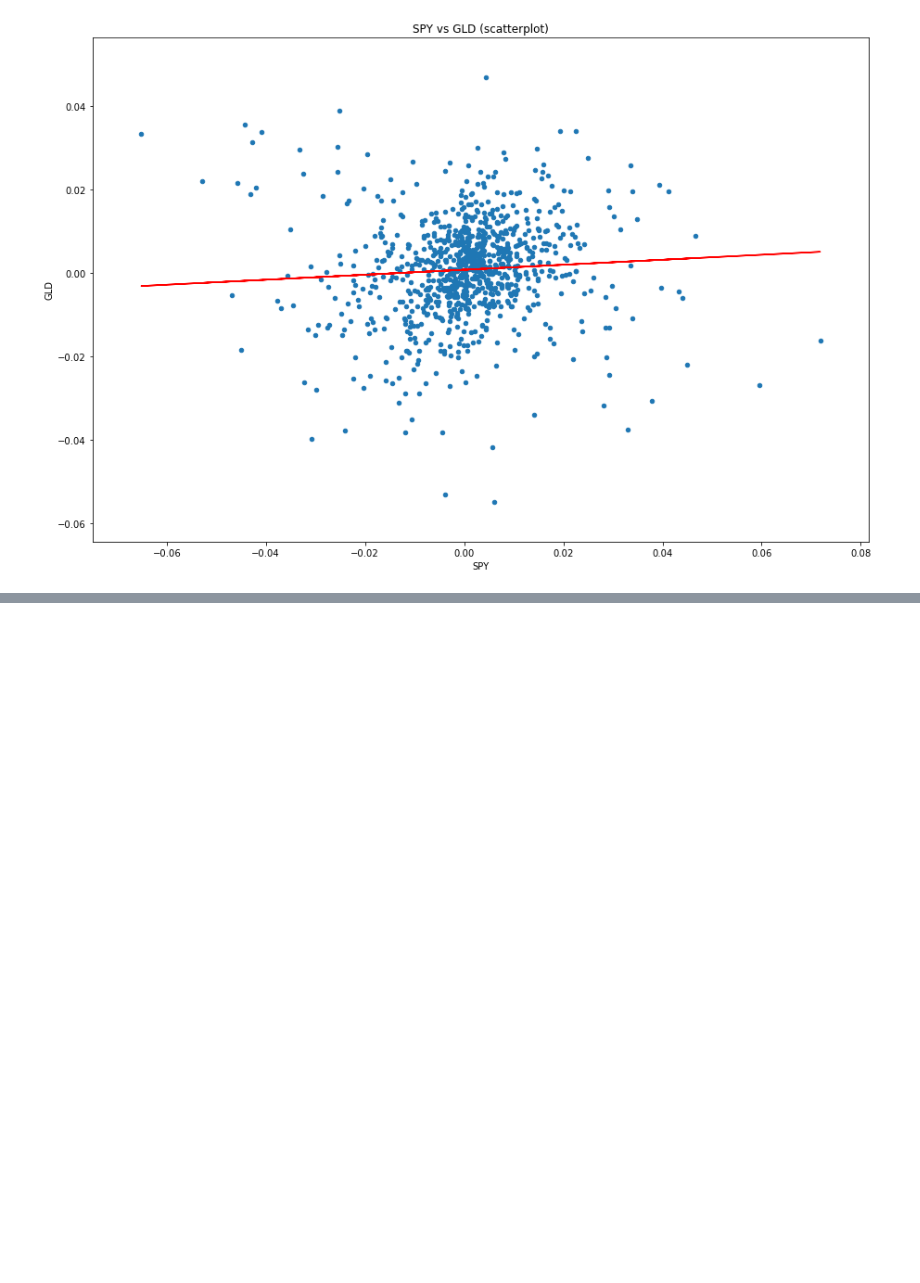
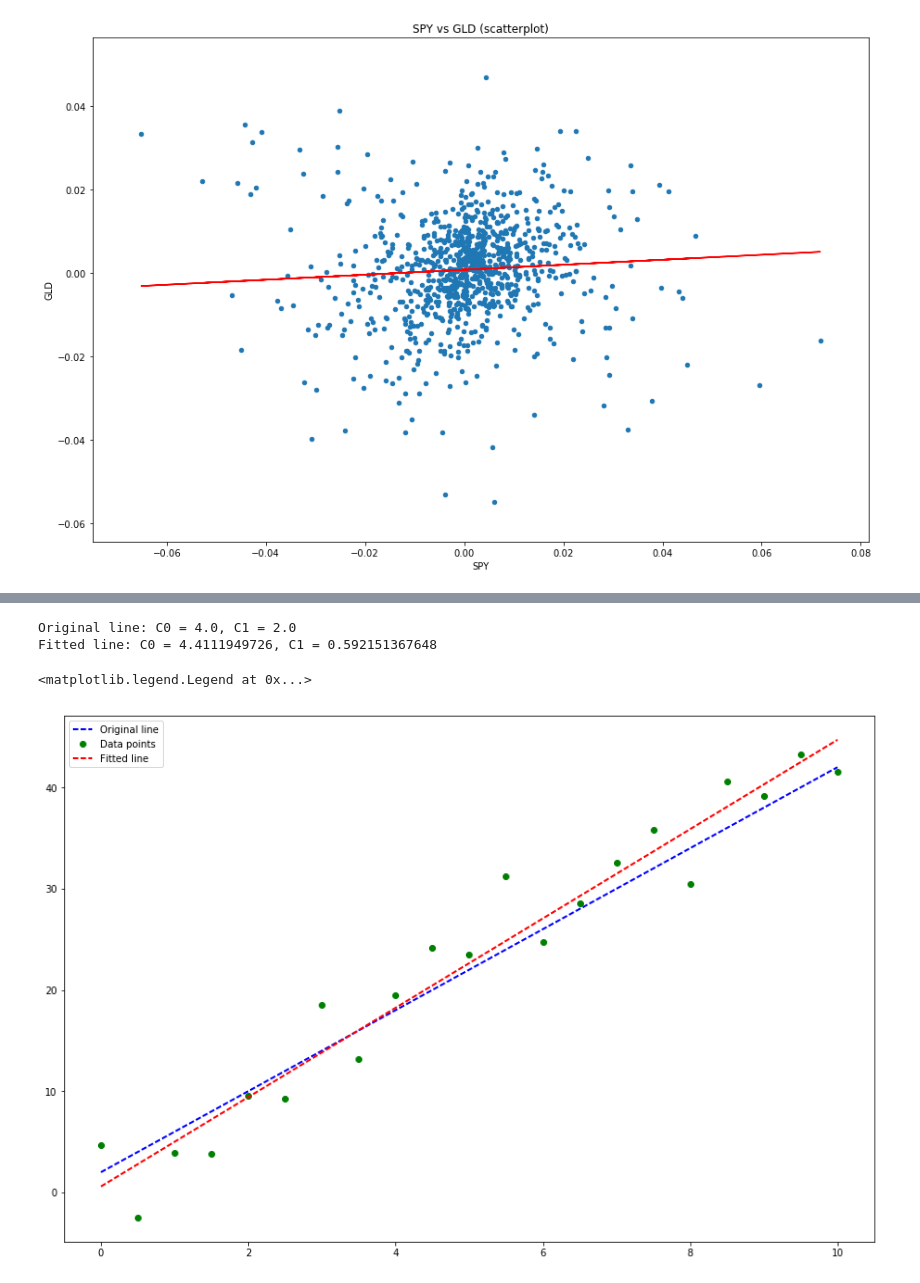
Before and after one commit to pasdam/ML4T, a Jupyter notebook: Part 1 lessons.ipynb, the cells around one changed output, grey strips where cells are left out. Cells and saved outputs as stored; diff of their text form; code cells hidden in the pictures; blank space fills up the shorter version.

```diff
--- a/Part 1 lessons.ipynb
+++ b/Part 1 lessons.ipynb
@@ -232,0 +266,47 @@ GLD  0.067324  0.069687  1.000000
+# %%
+import scipy.optimize as spo
+
+def error(line, data):
+    value = np.sum((data[:,1] - (line[0] * data[:,0] + line[1])) ** 2)
+    return value
+
+def fitLine(data, errorFunction):
+    # generate initial guess
+    line = np.float32([0, np.mean(data[:,1])]) # slope=0, intercept=mean(y values)
+    # call optimizer to minimize error function
+    result = spo.minimize(errorFunction, line, args=(data,), method='SLSQP')
+    return result.x
+
+# Lesson 01-08
+print "Lesson 01-08 - Optimizer: nuilding a parameterized model"
+
+print "\n\t\tDaily portfolio value"
+
+# original line
+originalLine = np.float32([4, 2])
+xOrig = np.linspace(0, 10, 21)
+yOrig = originalLine[0] * xOrig + originalLine[1]
+
+# print original line's coefficients and plot it
+print "Original line: C0 = {}, C1 = {}".format(originalLine[0], originalLine[1])
+plt.plot(xOrig, yOrig,  'b--', linewidth=2.0, label='Original line')
+plt.legend(loc='upper left')
+
+# add noise to the original line
+noise = np.random.normal(0, 3.0, yOrig.shape)
+data = np.asarray([xOrig, yOrig + noise]).T
+plt.plot(data[:,0], data[:,1], 'go', label='Data points')
+plt.legend(loc='upper left')
+
+# try to fit a line to the data
+fitLine = fitLine(data, error)
+
+# print fitted line's coefficients and plot it
+print "Fitted line: C0 = {}, C1 = {}".format(fitLine[0], fitLine[1])
+plt.plot(data[:,0], fitLine[0]*data[:,0] + fitLine[1],  'r--', linewidth=2.0, label='Fitted line')
+plt.legend(loc='upper left')
+# %% [output]
+Original line: C0 = 4.0, C1 = 2.0
+Fitted line: C0 = 4.4111949726, C1 = 0.592151367648
+<matplotlib.legend.Legend at 0x...>
+[figure, added]
```
Also changed, not shown: parts of 2 cells of this notebook.
